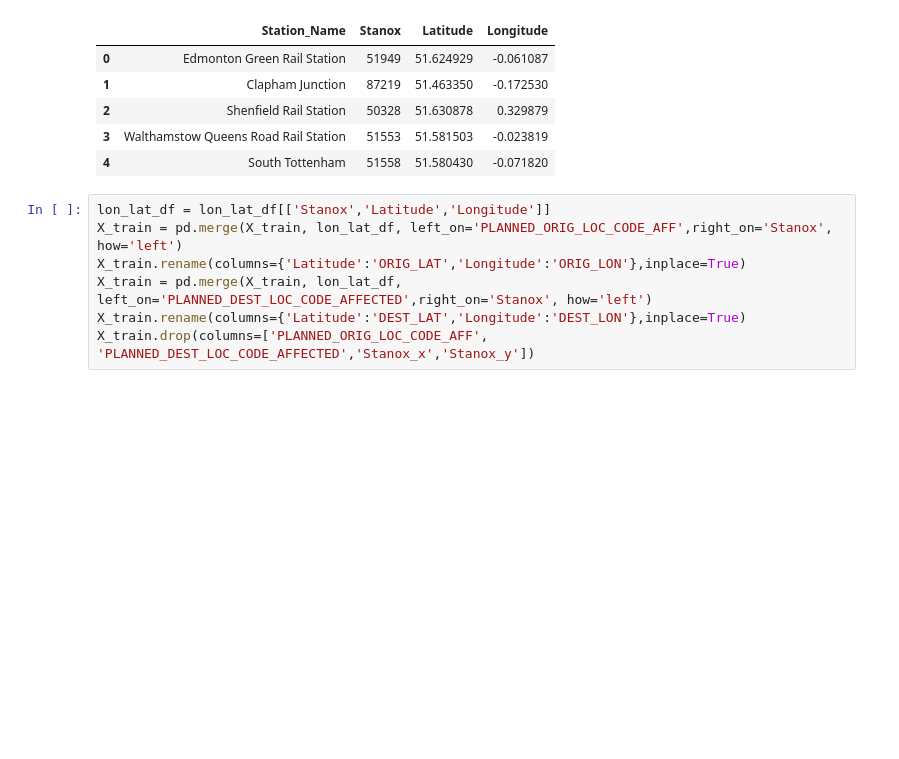
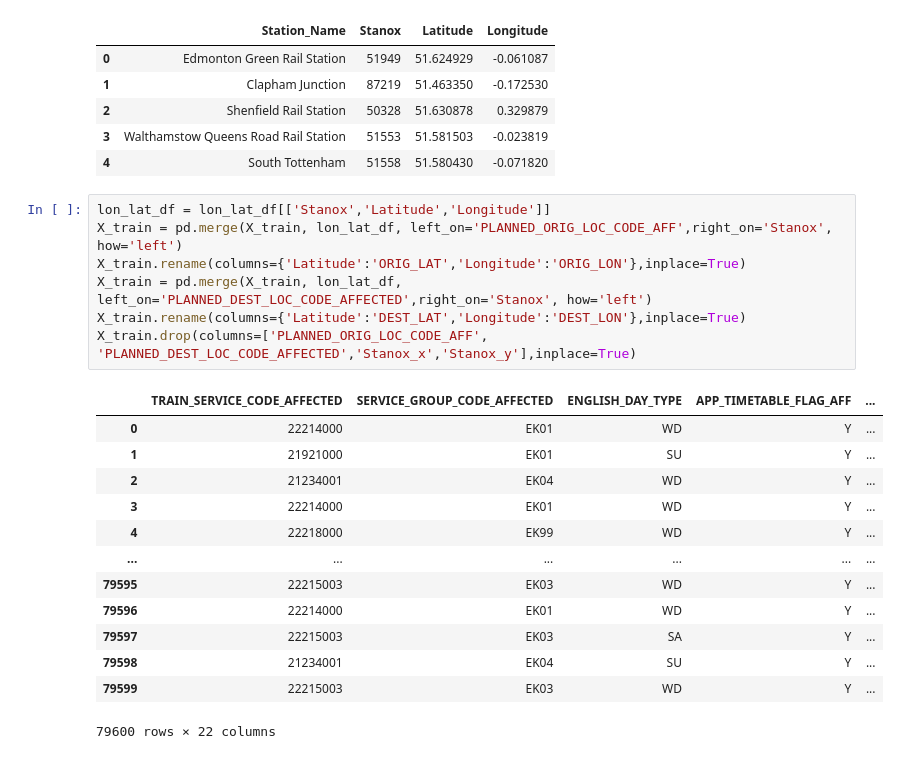
Before and after one commit to dramella/TrainDelays, a Jupyter notebook: Notebooks/Debora/Features_Engineering.ipynb, the cells around one changed output. Saved outputs shown, nothing was run; the diff lists cells and outputs as text; blank space fills up the shorter version.

```diff
--- a/Notebooks/Debora/Features_Engineering.ipynb
+++ b/Notebooks/Debora/Features_Engineering.ipynb
@@ -226,10 +226,24 @@ lon_lat_df.head()
 # %%
 lon_lat_df = lon_lat_df[['Stanox','Latitude','Longitude']]
 X_train = pd.merge(X_train, lon_lat_df, left_on='PLANNED_ORIG_LOC_CODE_AFF',right_on='Stanox', how='left')
 X_train.rename(columns={'Latitude':'ORIG_LAT','Longitude':'ORIG_LON'},inplace=True)
 X_train = pd.merge(X_train, lon_lat_df, left_on='PLANNED_DEST_LOC_CODE_AFFECTED',right_on='Stanox', how='left')
 X_train.rename(columns={'Latitude':'DEST_LAT','Longitude':'DEST_LON'},inplace=True)
-X_train.drop(columns=['PLANNED_ORIG_LOC_CODE_AFF', 'PLANNED_DEST_LOC_CODE_AFFECTED','Stanox_x','Stanox_y'])
+X_train.drop(columns=['PLANNED_ORIG_LOC_CODE_AFF', 'PLANNED_DEST_LOC_CODE_AFFECTED','Stanox_x','Stanox_y'],inplace=True)
+# %% [output]
+|  | TRAIN_SERVICE_CODE_AFFECTED | SERVICE_GROUP_CODE_AFFECTED | ENGLISH_DAY_TYPE | APP_TIMETABLE_FLAG_AFF | ... |
+| 0 | 22214000 | EK01 | WD | Y | ... |
+| 1 | 21921000 | EK01 | SU | Y | ... |
+| 2 | 21234001 | EK04 | WD | Y | ... |
+| 3 | 22214000 | EK01 | WD | Y | ... |
+| 4 | 22218000 | EK99 | WD | Y | ... |
+| ... | ... | ... | ... | ... | ... |
+| 79595 | 22215003 | EK03 | WD | Y | ... |
+| 79596 | 22214000 | EK01 | WD | Y | ... |
+| 79597 | 22215003 | EK03 | SA | Y | ... |
+| 79598 | 21234001 | EK04 | SU | Y | ... |
+| 79599 | 22215003 | EK03 | WD | Y | ... |
+79600 rows × 22 columns
 # %%
 X_train.head()
 # %% [output]
```
Also changed, not shown: parts of 14 cells of this notebook, 5 other files.
